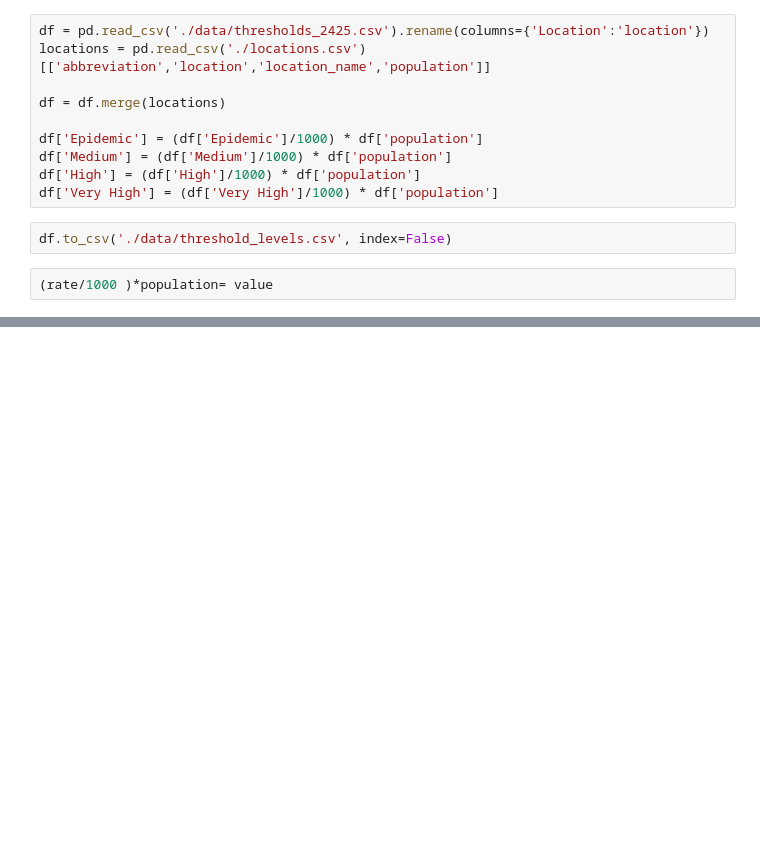
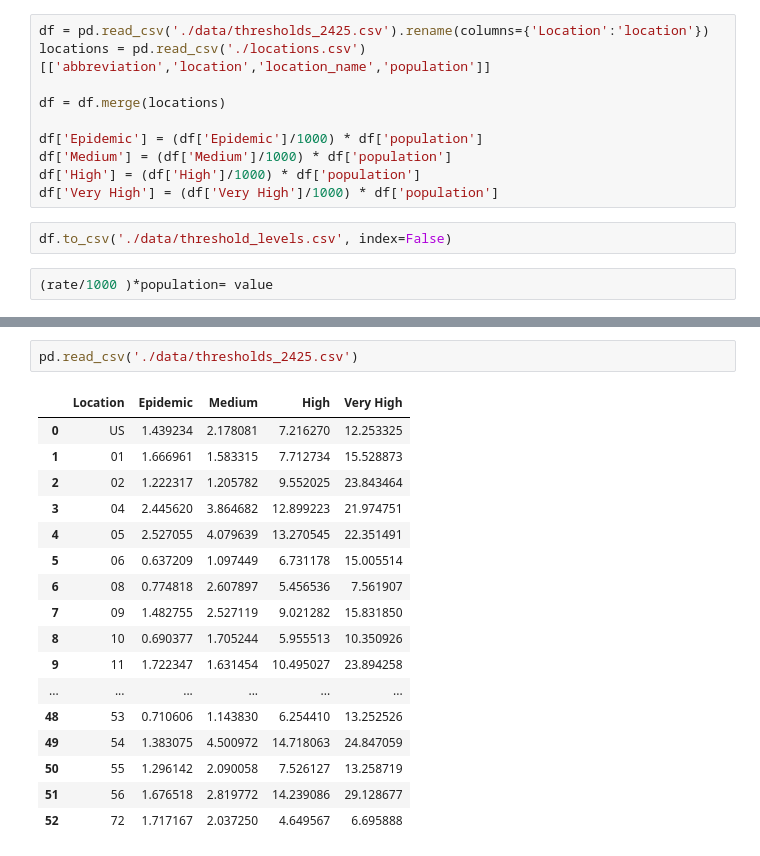
Before and after one commit to jessica-davis/epistorm-ensemble, a Jupyter notebook: debugging.ipynb, the cells around one changed output, grey strips where cells are left out. Cells and saved outputs as stored; diff of their text form; blank space fills up the shorter version.

Commit message:
add thresholds

```diff
--- a/debugging.ipynb
+++ b/debugging.ipynb
@@ -143,0 +164,20 @@ df.to_csv('./data/threshold_levels.csv', index=False)
+# %%
+pd.read_csv('./data/thresholds_2425.csv')
+# %% [output]
+|  | Location | Epidemic | Medium | High | Very High |
+| 0 | US | 1.439234 | 2.178081 | 7.216270 | 12.253325 |
+| 1 | 01 | 1.666961 | 1.583315 | 7.712734 | 15.528873 |
+| 2 | 02 | 1.222317 | 1.205782 | 9.552025 | 23.843464 |
+| 3 | 04 | 2.445620 | 3.864682 | 12.899223 | 21.974751 |
+| 4 | 05 | 2.527055 | 4.079639 | 13.270545 | 22.351491 |
+| 5 | 06 | 0.637209 | 1.097449 | 6.731178 | 15.005514 |
+| 6 | 08 | 0.774818 | 2.607897 | 5.456536 | 7.561907 |
+| 7 | 09 | 1.482755 | 2.527119 | 9.021282 | 15.831850 |
+| 8 | 10 | 0.690377 | 1.705244 | 5.955513 | 10.350926 |
+| 9 | 11 | 1.722347 | 1.631454 | 10.495027 | 23.894258 |
+| ... | ... | ... | ... | ... | ... |
+| 48 | 53 | 0.710606 | 1.143830 | 6.254410 | 13.252526 |
+| 49 | 54 | 1.383075 | 4.500972 | 14.718063 | 24.847059 |
+| 50 | 55 | 1.296142 | 2.090058 | 7.526127 | 13.258719 |
+| 51 | 56 | 1.676518 | 2.819772 | 14.239086 | 29.128677 |
+| 52 | 72 | 1.717167 | 2.037250 | 4.649567 | 6.695888 |
```
Also changed, not shown: parts of 1 cell of this notebook, 1 other file.
